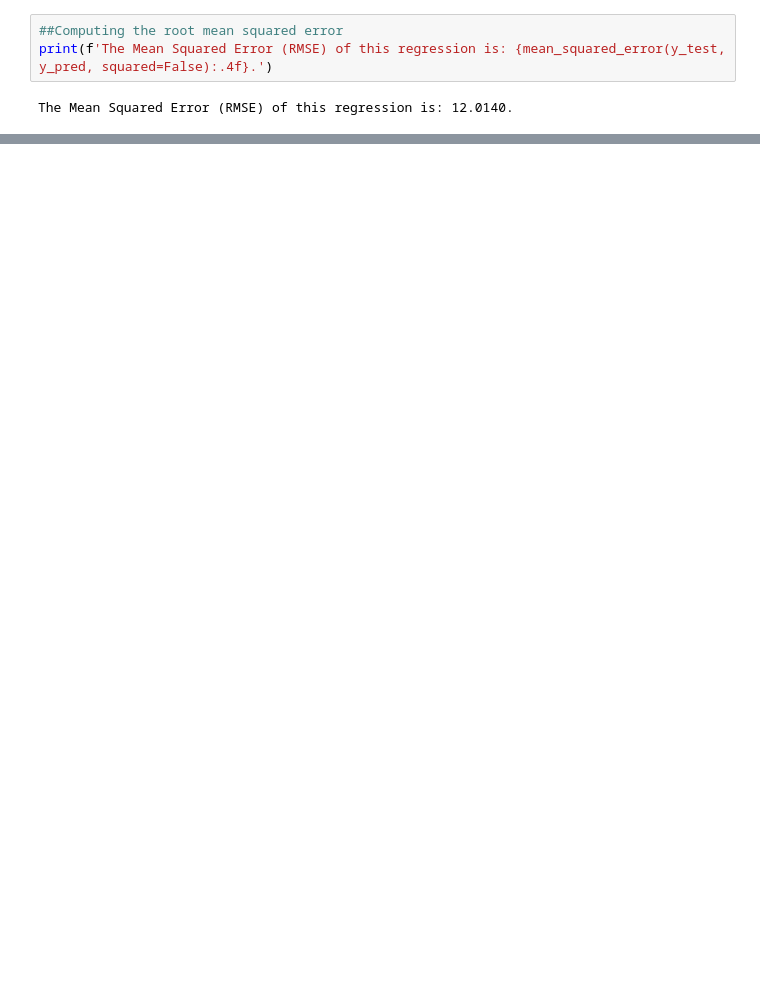
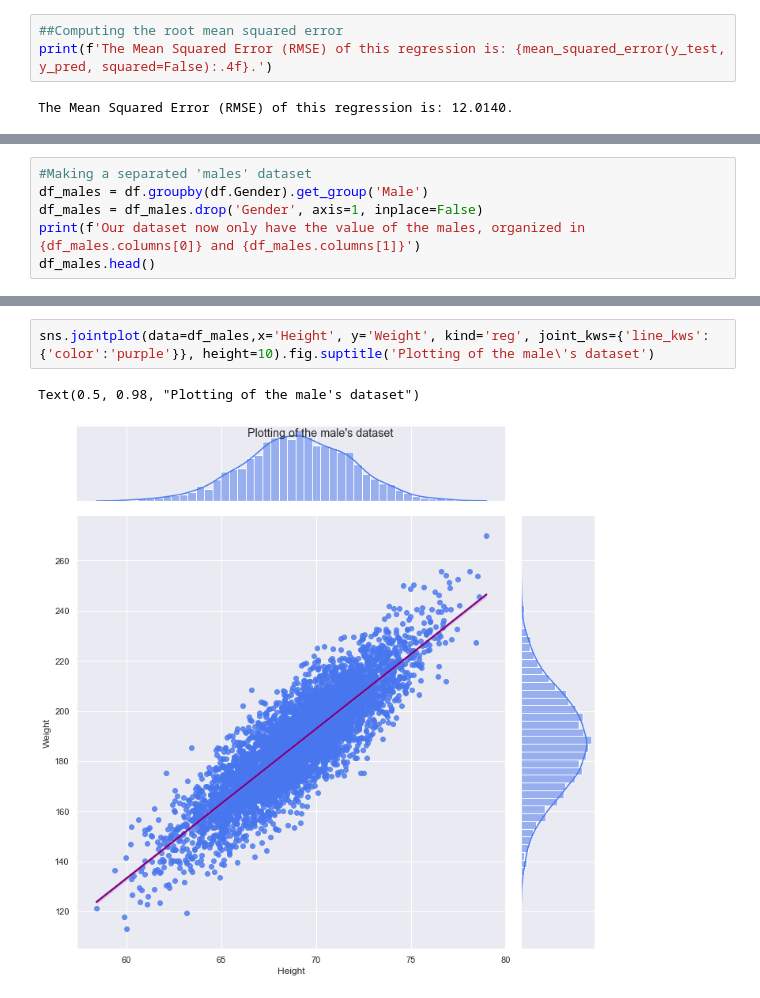
Before and after one commit to o-guilherme/Exercicios-IFSP, a Jupyter notebook: analise-estatistica/Exercise 2022-05-05/Exercise 2022-05-05.ipynb, the cells around one changed output, grey strips where cells are left out. Drawn from its saved outputs; the diff is of its cells as text; blank space fills up the shorter version.

```diff
--- a/analise-estatistica/Exercise 2022-05-05/Exercise 2022-05-05.ipynb
+++ b/analise-estatistica/Exercise 2022-05-05/Exercise 2022-05-05.ipynb
@@ -158,0 +170,6 @@ The Mean Squared Error (RMSE) of this regression is: 12.0140.
+# %%
+#Making a separated 'males' dataset
+df_males = df.groupby(df.Gender).get_group('Male')
+df_males = df_males.drop('Gender', axis=1, inplace=False)
+print(f'Our dataset now only have the value of the males, organized in {df_males.columns[0]} and {df_males.columns[1]}')
+df_males.head()
@@ -158,0 +204,5 @@ The Mean Squared Error (RMSE) of this regression is: 12.0140.
+# %%
+sns.jointplot(data=df_males,x='Height', y='Weight', kind='reg', joint_kws={'line_kws':{'color':'purple'}}, height=10).fig.suptitle('Plotting of the male\'s dataset')
+# %% [output]
+Text(0.5, 0.98, "Plotting of the male's dataset")
+[figure, added]
```
Also changed, not shown: parts of 33 cells of this notebook.
